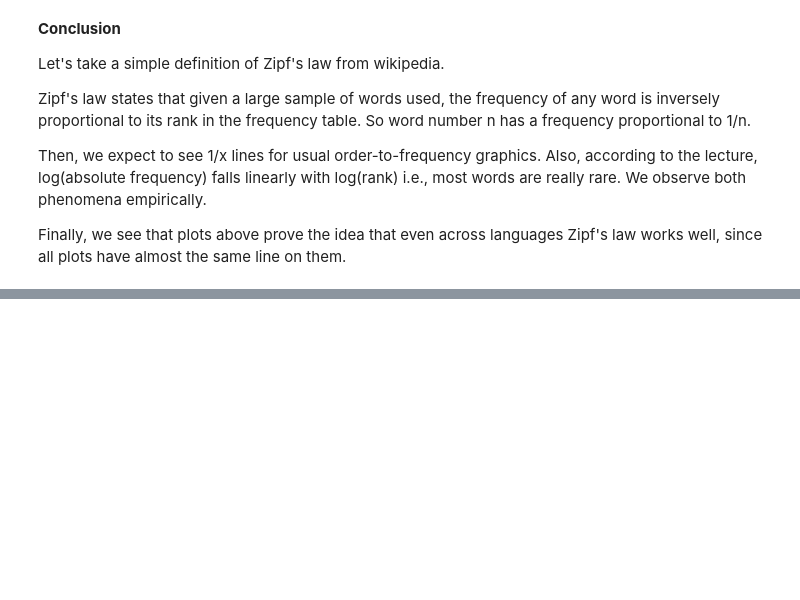
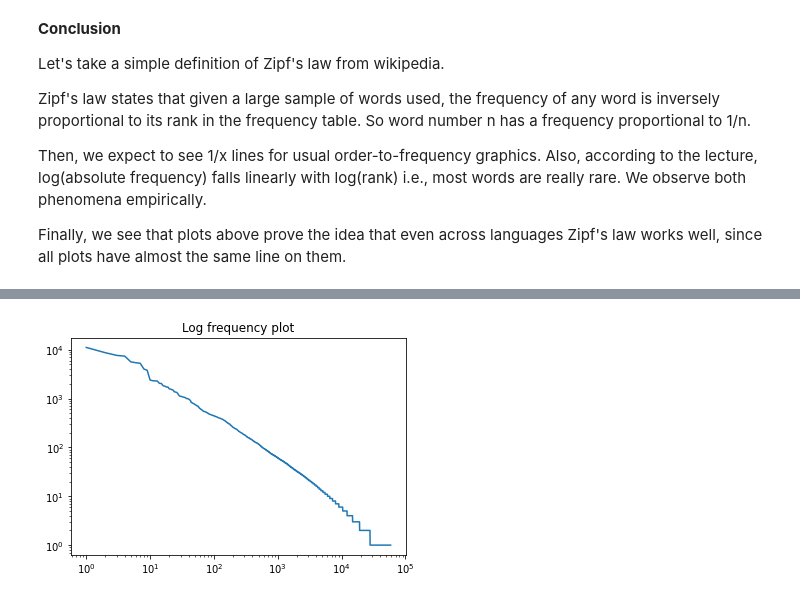
Before and after one commit to tsimafeip/LCT-master-course, a Jupyter notebook: UdS/WinterSemester/CompLing/Assignments/HW1/HW1.ipynb, the cells around one changed output, grey strips where cells are left out. Saved outputs shown, nothing was run; the diff lists cells and outputs as text; code cells hidden in the pictures; blank space fills up the shorter version.

```diff
--- a/UdS/WinterSemester/CompLing/Assignments/HW1/HW1.ipynb
+++ b/UdS/WinterSemester/CompLing/Assignments/HW1/HW1.ipynb
@@ -187,0 +242,4 @@ Finally, we see that plots above prove the idea that even across languages Zipf'
+# %%
+plot_frequencies(frequency_data, loglog=True)
+# %% [output]
+[figure, added]
```
Also changed, not shown: parts of 55 cells of this notebook, 1 other file.
